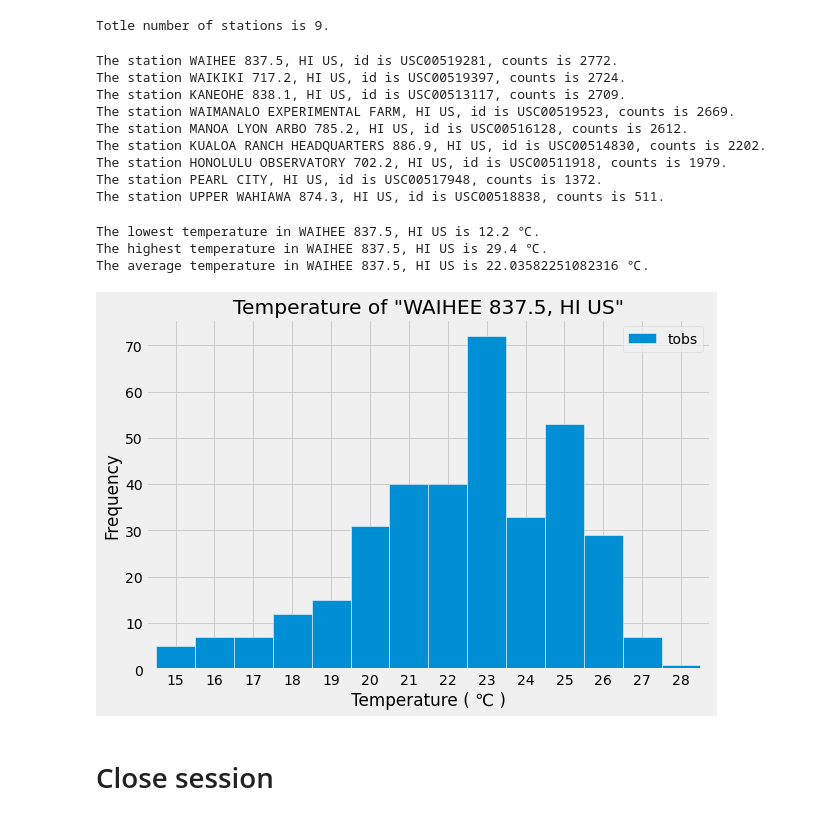
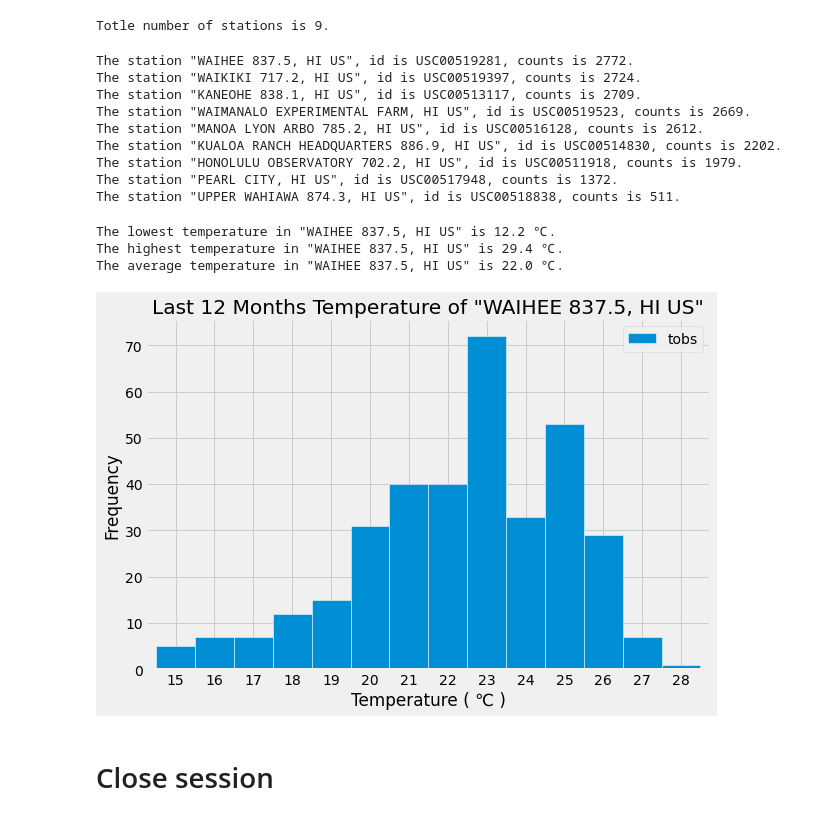
Before and after one commit to Shaunisme/sqlalchemy-challenge, a Jupyter notebook: SurfsUp/climate_starter.ipynb, the cells around one changed output. Saved outputs shown, nothing was run; the diff lists cells and outputs as text; code cells hidden in the pictures.

```diff
--- a/SurfsUp/climate_starter.ipynb
+++ b/SurfsUp/climate_starter.ipynb
@@ -162,20 +152,20 @@ rows=session.query(*sel).\
 
 for record in rows:
     (st_name, st_station, most_active) = record
-    print(f"The station {st_name}, id is {st_station}, counts is {most_active}.")
+    print(f'The station "{st_name}", id is {st_station}, counts is {most_active}.')
 # %% [output]
-The station WAIHEE 837.5, HI US, id is USC00519281, counts is 2772.
-The station WAIKIKI 717.2, HI US, id is USC00519397, counts is 2724.
-The station KANEOHE 838.1, HI US, id is USC00513117, counts is 2709.
-The station WAIMANALO EXPERIMENTAL FARM, HI US, id is USC00519523, counts is 2669.
-The station MANOA LYON ARBO 785.2, HI US, id is USC00516128, counts is 2612.
-The station KUALOA RANCH HEADQUARTERS 886.9, HI US, id is USC00514830, counts is 2202.
-The station HONOLULU OBSERVATORY 702.2, HI US, id is USC00511918, counts is 1979.
-The station PEARL CITY, HI US, id is USC00517948, counts is 1372.
-The station UPPER WAHIAWA 874.3, HI US, id is USC00518838, counts is 511.
+The station "WAIHEE 837.5, HI US", id is USC00519281, counts is 2772.
+The station "WAIKIKI 717.2, HI US", id is USC00519397, counts is 2724.
+The station "KANEOHE 838.1, HI US", id is USC00513117, counts is 2709.
+The station "WAIMANALO EXPERIMENTAL FARM, HI US", id is USC00519523, counts is 2669.
+The station "MANOA LYON ARBO 785.2, HI US", id is USC00516128, counts is 2612.
+The station "KUALOA RANCH HEADQUARTERS 886.9, HI US", id is USC00514830, counts is 2202.
+The station "HONOLULU OBSERVATORY 702.2, HI US", id is USC00511918, counts is 1979.
+The station "PEARL CITY, HI US", id is USC00517948, counts is 1372.
+The station "UPPER WAHIAWA 874.3, HI US", id is USC00518838, counts is 511.
 # %%
 # Using the most active station id from the previous query, calculate the lowest, highest, and average temperature.
-(st_name, most_active) = rows[0]
+(st_name, st_station, most_active) = rows[0]
 
 sel = [func.min(Measurement.tobs), func.max(Measurement.tobs), func.avg(Measurement.tobs)]
 rows1=session.query(*sel).\
@@ -185,36 +175,42 @@ rows1=session.query(*sel).\
 
 for record in rows1:
     (min_temp, max_temp, avg_temp) = record
-    print(f"The lowest temperature in {st_name} is {min_temp} ℃.")
-    print(f"The highest temperature in {st_name} is {max_temp} ℃.")
-    print(f"The average temperature in {st_name} is {avg_temp} ℃.")
+    print(f'The lowest temperature in "{st_name}" is {min_temp:.1f} ℃.')
+    print(f'The highest temperature in "{st_name}" is {max_temp:.1f} ℃.')
+    print(f'The average temperature in "{st_name}" is {avg_temp:.1f} ℃.')
 # %% [output]
-The lowest temperature in WAIHEE 837.5, HI US is 12.2 ℃.
-The highest temperature in WAIHEE 837.5, HI US is 29.4 ℃.
-The average temperature in WAIHEE 837.5, HI US is 22.03582251082316 ℃.
+The lowest temperature in "WAIHEE 837.5, HI US" is 12.2 ℃.
+The highest temperature in "WAIHEE 837.5, HI US" is 29.4 ℃.
+The average temperature in "WAIHEE 837.5, HI US" is 22.0 ℃.
 # %%
 # Using the most active station id
 # Query the last 12 months of temperature observation data for this station and plot the results as a histogram
 df1 = pd.read_sql_query(
     sql = session.query(Measurement.tobs).\
         filter(Measurement.date > year_ago).\
         filter(Measurement.date <= recentdate).\
         filter(Measurement.station == Station.station).\
         filter(Station.name == st_name).statement,
     con = engine
 )
 
-bins=[15,16,17,18,19,20,21,22,23,24,25,26,27,28,29]
+# Set bins and value counts
+bins=np.arange(15)+15
 segments=pd.cut(df1['tobs'],bins,right=False)
 counts=pd.value_counts(segments,sort=False)
-x=np.arange(14)+15
+
+# Draw the plot
 plt.figure(figsize=(9,6))
-ax=counts.plot.bar(title=f'Temperature of "{st_name}"',xlabel='Temperature ( ℃ )',ylabel='Frequency',width=1,edgecolor='white',rot=0)
-ax.set_xticklabels(x)
+ax=counts.plot.bar(title=f'Last 12 Months Temperature of "{st_name}"',xlabel='Temperature ( ℃ )',ylabel='Frequency',width=1,edgecolor='white',rot=0)
+
+# Set xtick lables to bins
+ax.set_xticklabels(bins[0:14])
+
+# Set legend
 ax.legend()
 plt.show()
 # %% [output]
-[figure, old version]
+[figure, new version]
 # %% [markdown]
 # Close session
 # %%
```
Also changed, not shown: parts of 3 cells of this notebook.
